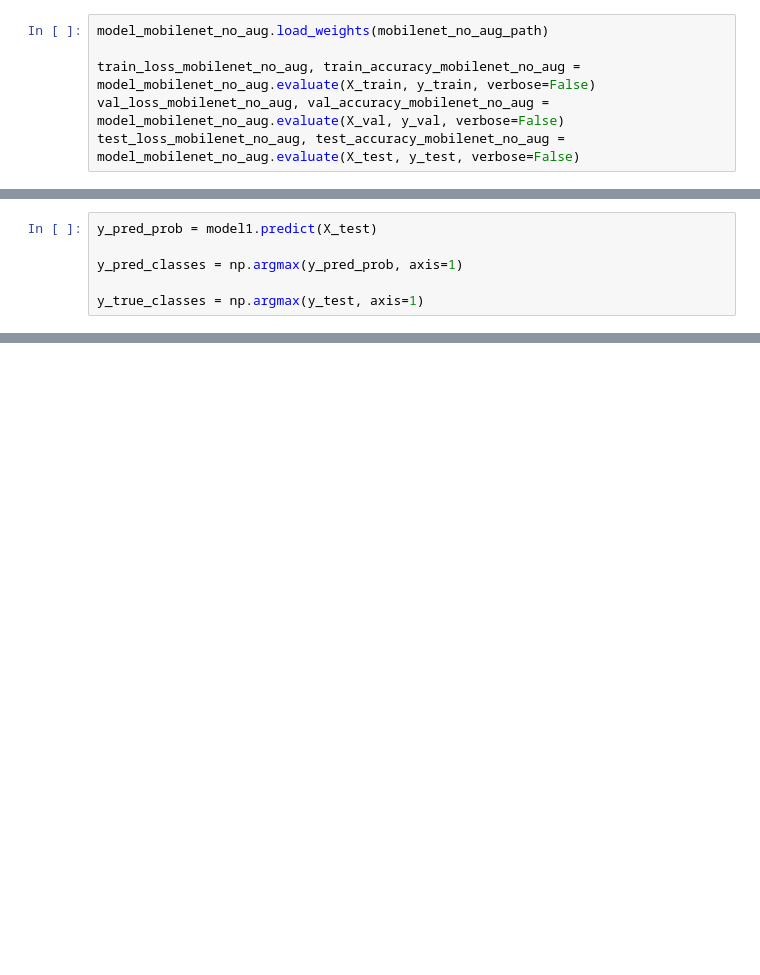
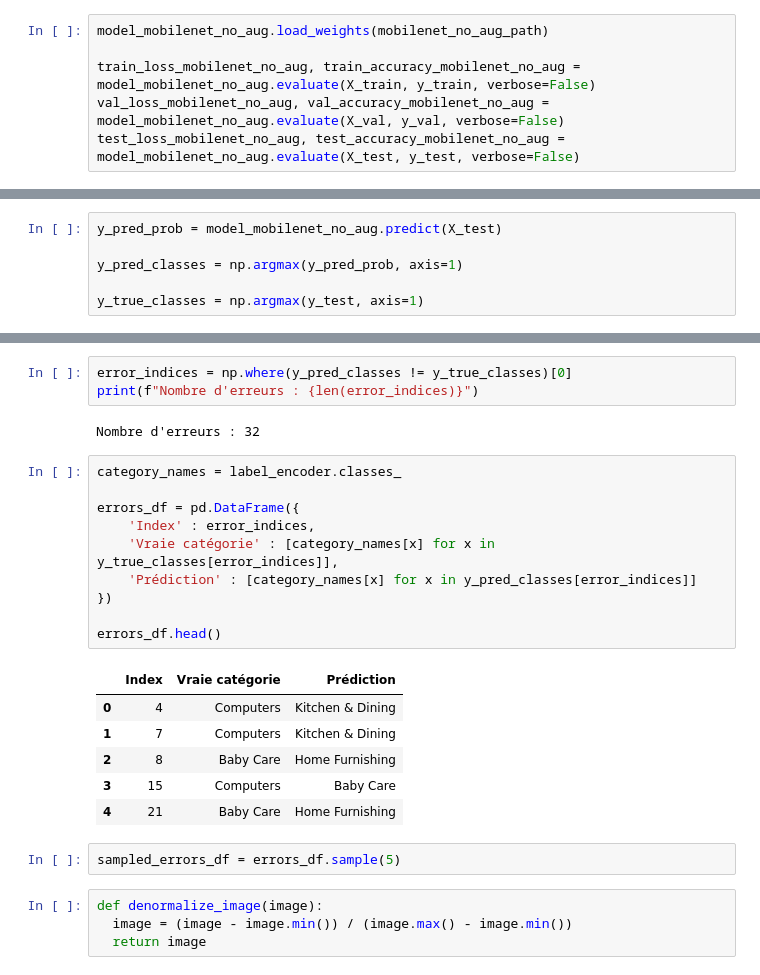
Before and after one commit to d-walid/ocr-ds-classification-biens-consommation, a Jupyter notebook: Didoune_Walid_3_notebook_classification_122024.ipynb, the cells around one changed output, grey strips where cells are left out. Drawn from its saved outputs; the diff is of its cells as text; blank space fills up the shorter version.

```diff
--- a/Didoune_Walid_3_notebook_classification_122024.ipynb
+++ b/Didoune_Walid_3_notebook_classification_122024.ipynb
@@ -606,5 +625,5 @@ On remarque également un meilleur temps d'exécution pour les modèles MobileNe
 # %%
-y_pred_prob = model1.predict(X_test)
+y_pred_prob = model_mobilenet_no_aug.predict(X_test)
 
 y_pred_classes = np.argmax(y_pred_prob, axis=1)
 
@@ -657,0 +633,28 @@ WARNING:matplotlib.image:Clipping input data to the valid range for imshow with
+# %%
+error_indices = np.where(y_pred_classes != y_true_classes)[0]
+print(f"Nombre d'erreurs : {len(error_indices)}")
+# %% [output]
+Nombre d'erreurs : 32
+# %%
+category_names = label_encoder.classes_
+
+errors_df = pd.DataFrame({
+    'Index' : error_indices,
+    'Vraie catégorie' : [category_names[x] for x in y_true_classes[error_indices]],
+    'Prédiction' : [category_names[x] for x in y_pred_classes[error_indices]]
+})
+
+errors_df.head()
+# %% [output]
+|  | Index | Vraie catégorie | Prédiction |
+| 0 | 4 | Computers | Kitchen & Dining |
+| 1 | 7 | Computers | Kitchen & Dining |
+| 2 | 8 | Baby Care | Home Furnishing |
+| 3 | 15 | Computers | Baby Care |
+| 4 | 21 | Baby Care | Home Furnishing |
+# %%
+sampled_errors_df = errors_df.sample(5)
+# %%
+def denormalize_image(image):
+  image = (image - image.min()) / (image.max() - image.min())
+  return image
```
Also changed, not shown: parts of 36 cells of this notebook.
